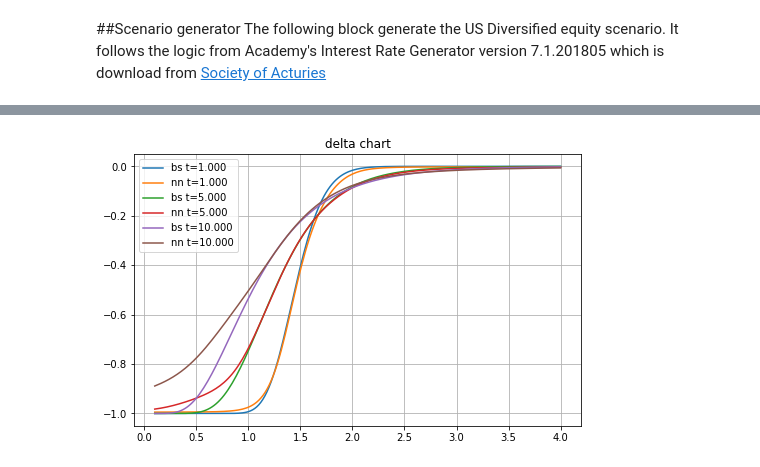
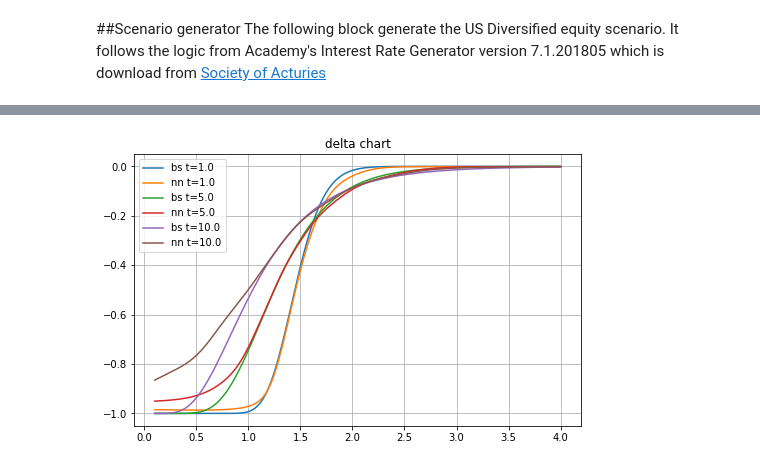
Before and after one commit to yufeng66/FutureGreeks, a Jupyter notebook: AAA_scenario_10yr_put.ipynb, the cells around one changed output, grey strips where cells are left out. Drawn from its saved outputs; the diff is of its cells as text; code cells hidden in the pictures.

```diff
--- a/AAA_scenario_10yr_put.ipynb
+++ b/AAA_scenario_10yr_put.ipynb
@@ -195,7 +195,7 @@ import time
 optimizer = torch.optim.AdamW(model_delta.parameters(),lr=0.02,
                               weight_decay=1e-10,amsgrad=True)
 t1=time.time()
-for t in range(50):
+for t in range(300):
     for i in range(N1):
         optimizer.zero_grad()
         tsvi=tsv[i]
@@ -211,7 +211,7 @@ for t in range(50):
 
         hedged_price=pv_payout[i]-delta_gl-gamma_gl
 
-        loss=hedged_price.var()
+        loss=hedged_price.std()
         loss.backward()
         optimizer.step()
     if t%10==0: print(t,loss.item())
@@ -247,33 +258,33 @@ import matplotlib.pyplot as plt
 import numpy as np
 
 vol=torch.log(idx[:,:,-1]).std().cpu().item()
 vol=vol/math.sqrt(10)
 #this is the effective volatility of the scenario at year 10
 
 plt.clf()
 plt.cla()
 plt.close()
 plt.figure(figsize=(8,5))
 plt.grid(True)
 
 tl=[1,5.0,10.0]
 for t in tl:
   s=torch.linspace(0.1,4,200,device=device)
   tsvc=torch.zeros((200,3),device=device)
   tsvc[:,0]=t
   tsvc[:,1]=s
   tsvc[:,2]= 0.1476
   d_bs=delta_bs(s.cpu().numpy(),1.5,rf,0,t,vol)-1
   d_nn=-model_delta(tsvc)
-  plt.plot(s.cpu().numpy(),d_bs,label="bs t="+ "%.3f" % t)
+  plt.plot(s.cpu().numpy(),d_bs,label="bs t="+ "%.1f" % t)
   plt.plot(s.cpu().numpy(),d_nn.cpu().view(200).detach().numpy(),
-           label="nn t="+ "%.3f" % t)
+           label="nn t="+ "%.1f" % t)
 
 
 
 plt.title("delta chart")
 plt.legend()
 #plt.savefig("test.svg")
 plt.show()
 # %% [output]
-[figure, old version]
+[figure, new version]
```
Also changed, not shown: parts of 11 cells of this notebook.
